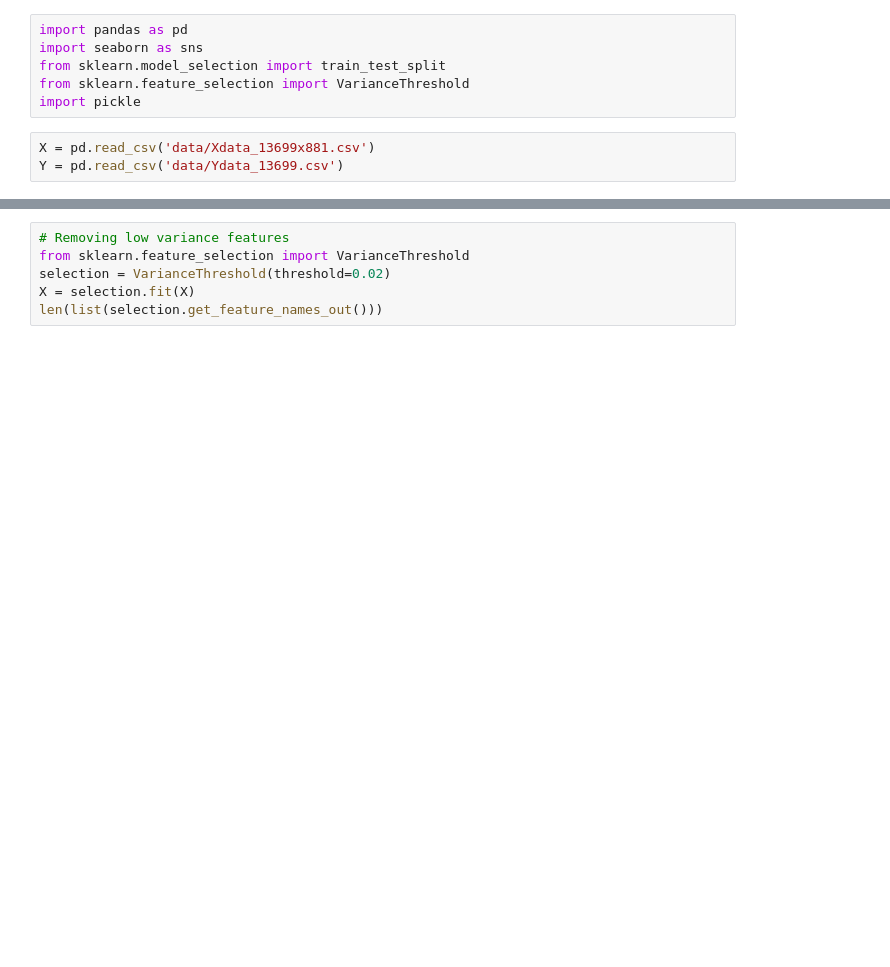
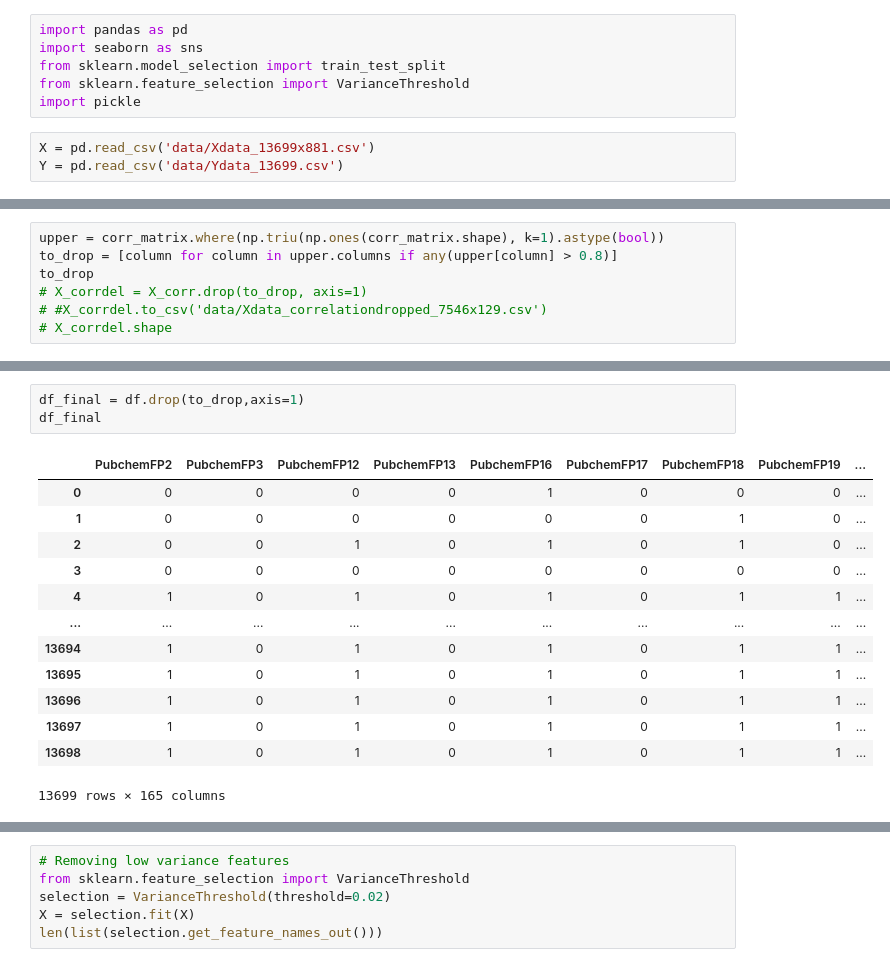
Before and after one commit to Curtis-Wu/Computational-Drug-Discovery-Webapp, a Jupyter notebook: models/VEGF Receptor 2/Computational Drug Discovery Project copy.ipynb, the cells around one changed output, grey strips where cells are left out. Saved outputs shown, nothing was run; the diff lists cells and outputs as text; blank space fills up the shorter version.

```diff
--- a/models/VEGF Receptor 2/Computational Drug Discovery Project copy.ipynb
+++ b/models/VEGF Receptor 2/Computational Drug Discovery Project copy.ipynb
@@ -304,0 +339,7 @@ Y = pd.read_csv('data/Ydata_13699.csv')
+# %%
+upper = corr_matrix.where(np.triu(np.ones(corr_matrix.shape), k=1).astype(bool))
+to_drop = [column for column in upper.columns if any(upper[column] > 0.8)]
+to_drop
+# X_corrdel = X_corr.drop(to_drop, axis=1)
+# #X_corrdel.to_csv('data/Xdata_correlationdropped_7546x129.csv')
+# X_corrdel.shape
@@ -304,0 +364,17 @@ Y = pd.read_csv('data/Ydata_13699.csv')
+# %%
+df_final = df.drop(to_drop,axis=1)
+df_final
+# %% [output]
+|  | PubchemFP2 | PubchemFP3 | PubchemFP12 | PubchemFP13 | PubchemFP16 | PubchemFP17 | PubchemFP18 | PubchemFP19 | ... |
+| 0 | 0 | 0 | 0 | 0 | 1 | 0 | 0 | 0 | ... |
+| 1 | 0 | 0 | 0 | 0 | 0 | 0 | 1 | 0 | ... |
+| 2 | 0 | 0 | 1 | 0 | 1 | 0 | 1 | 0 | ... |
+| 3 | 0 | 0 | 0 | 0 | 0 | 0 | 0 | 0 | ... |
+| 4 | 1 | 0 | 1 | 0 | 1 | 0 | 1 | 1 | ... |
+| ... | ... | ... | ... | ... | ... | ... | ... | ... | ... |
+| 13694 | 1 | 0 | 1 | 0 | 1 | 0 | 1 | 1 | ... |
+| 13695 | 1 | 0 | 1 | 0 | 1 | 0 | 1 | 1 | ... |
+| 13696 | 1 | 0 | 1 | 0 | 1 | 0 | 1 | 1 | ... |
+| 13697 | 1 | 0 | 1 | 0 | 1 | 0 | 1 | 1 | ... |
+| 13698 | 1 | 0 | 1 | 0 | 1 | 0 | 1 | 1 | ... |
+13699 rows × 165 columns
```
Also changed, not shown: parts of 12 cells of this notebook, 2 other files.
